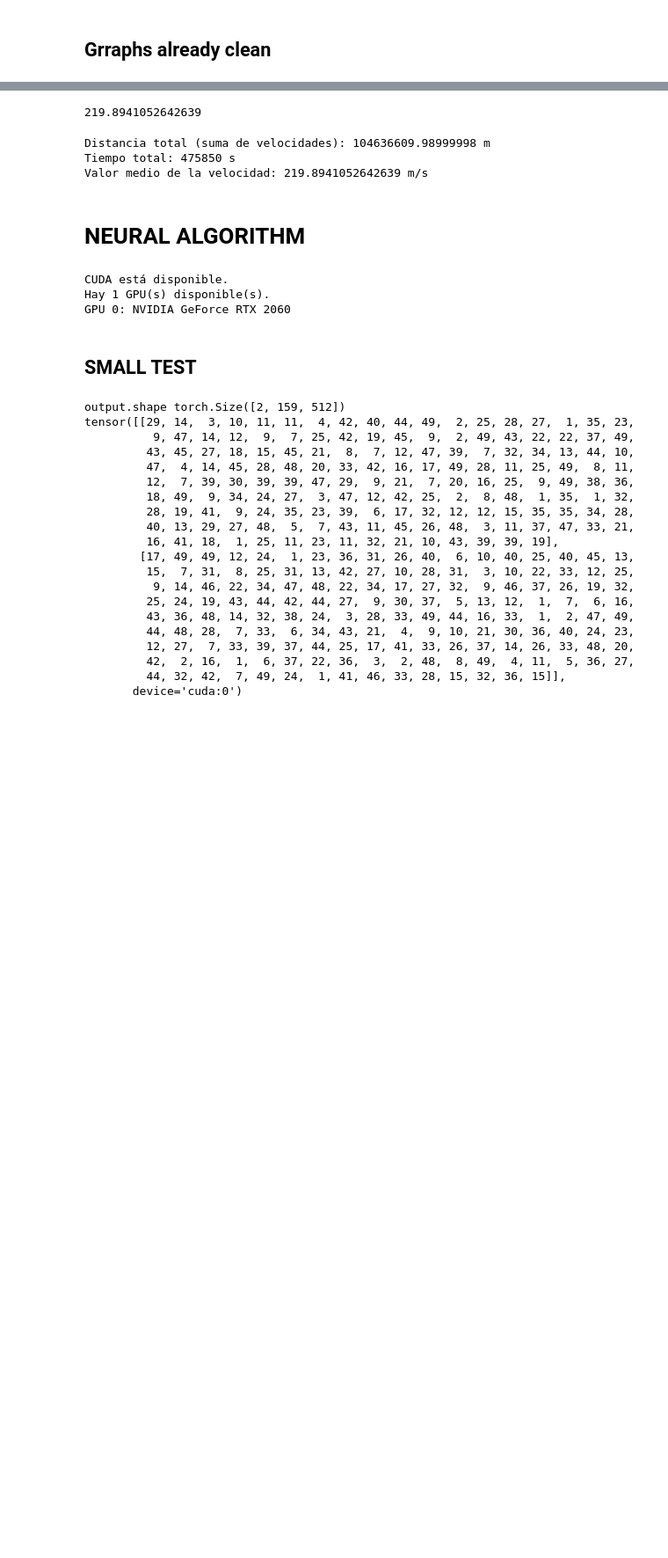
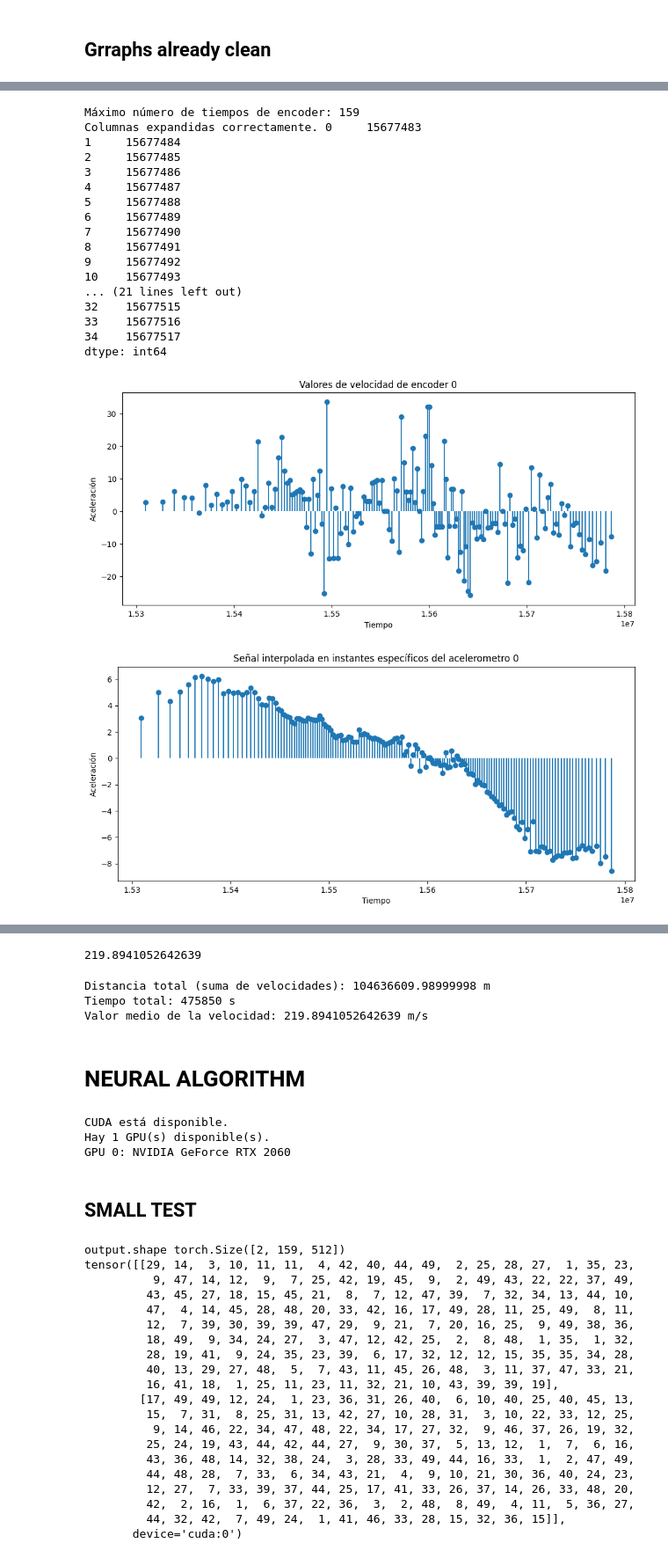
Before and after one commit to Daniesmor/neural_adr_encoder, a Jupyter notebook: time_based_measures.ipynb, the cells around one changed output, grey strips where cells are left out. Shown at 88% size. Cells and saved outputs as stored; diff of their text form; code cells hidden in the pictures; blank space fills up the shorter version.

```diff
--- a/time_based_measures.ipynb
+++ b/time_based_measures.ipynb
@@ -382,0 +408,65 @@ print(total_time)
+# %%
+
+# Calcular la longitud máxima de 'encoder_times' entre todos los DataFrames en extended_df
+max_encoder_times = max(len(df['encoder_times']) for df in extended_df)
+print("Máximo número de tiempos de encoder:", max_encoder_times)
+
+for idx, df in enumerate(extended_df):
+    if len(df['encoder_times']) < max_encoder_times:
+        # Expande cada columna al tamaño max_encoder_times, rellenando con ceros
+        # Obtener el último tiempo de encoder y crear la Serie de tiempos adicionales
+        last_time_encoder = df['encoder_times'].iloc[-1]
+        additional_times = pd.Series([last_time_encoder + i for i in range(1, max_encoder_times - len(df['encoder_times']) + 1)])
+        additional_zeros = pd.Series([0 for i in range(1, max_encoder_times - len(df['encoder_times']) + 1)])
+
+
+        # Concatenar la Serie original con los tiempos adicionales
+        df['encoder_times'] = pd.concat([df['encoder_times'], additional_times], ignore_index=True)
+        df['encoder_accel'] = pd.concat([df['encoder_accel'], additional_zeros], ignore_index=True)
+        df['encoder_vel'] = pd.concat([df['encoder_vel'], additional_zeros], ignore_index=True)
+        df['filtered'] = pd.concat([df['filtered'], additional_zeros], ignore_index=True)
+
+
+
+print("Columnas expandidas correctamente.", additional_times)
+
+def plot_summaries(df, idx):
+    # Convierte los datos de tiempo y aceleración a arreglos de numpy
+    plt.figure(figsize=(12, 5))
+    plt.stem(df['encoder_times'], df['encoder_accel'], basefmt=" ")
+    plt.xlabel('Tiempo')
+    plt.ylabel('Aceleración')
+    plt.title(f'Valores de velocidad de encoder {idx}')
+    plt.show()
+
+
+    plt.figure(figsize=(12, 5))
+    plt.stem(df['encoder_times'], df['filtered'], basefmt=" ")
+    plt.xlabel('Tiempo')
+    plt.ylabel('Aceleración')
+    plt.title(f'Señal interpolada en instantes específicos del acelerometro {idx}')
+    plt.show()
+
+
+for idx, df in enumerate(extended_df):
+    plot_summaries(df, idx)
+# %% [output]
+Máximo número de tiempos de encoder: 159
+Columnas expandidas correctamente. 0     15677483
+1     15677484
+2     15677485
+3     15677486
+4     15677487
+5     15677488
+6     15677489
+7     15677490
+8     15677491
+9     15677492
+10    15677493
+... (21 lines left out)
+32    15677515
+33    15677516
+34    15677517
+dtype: int64
+[figure, added]
+[figure, added]
```
Also changed, not shown: parts of 14 cells of this notebook, 2 other files.
